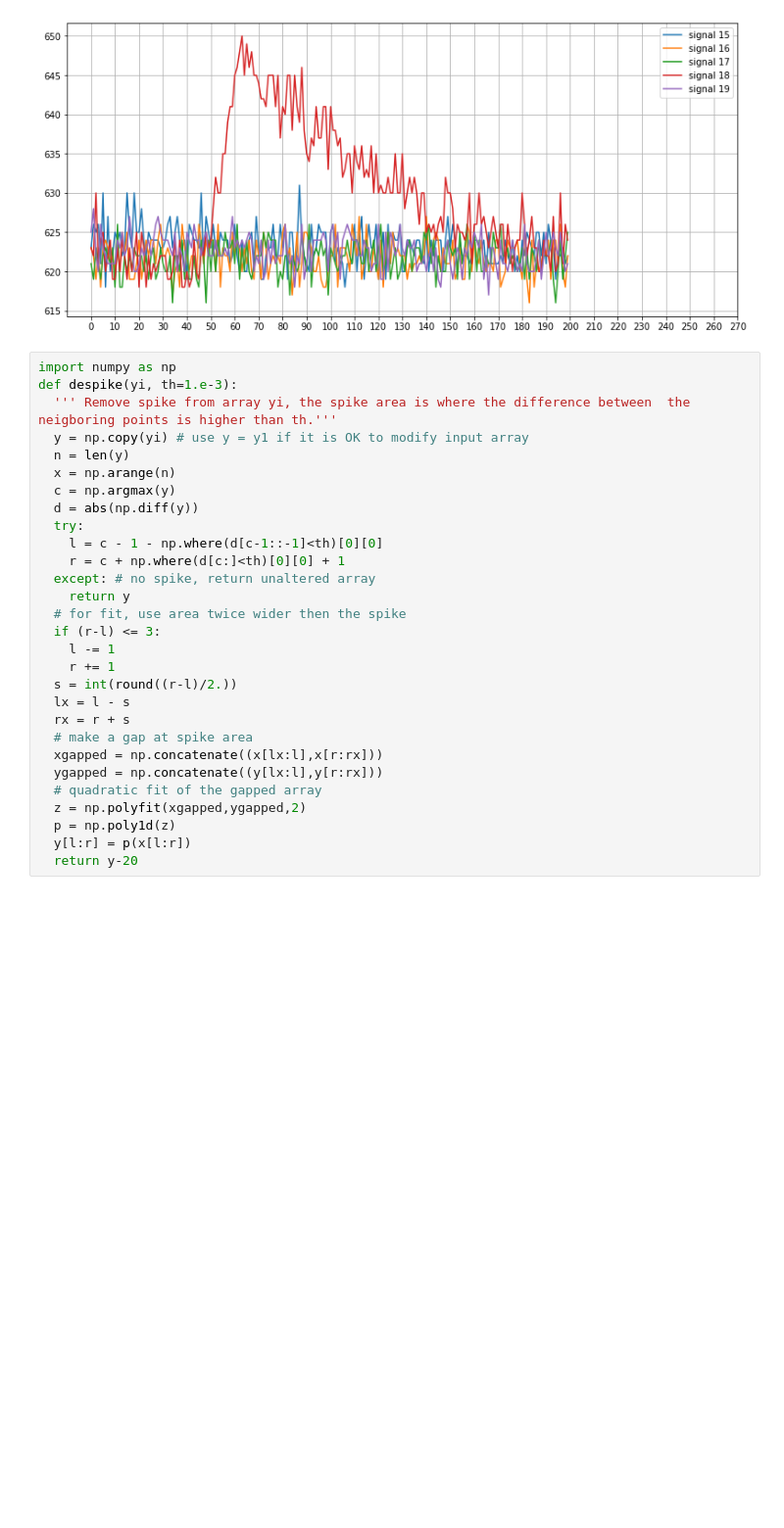
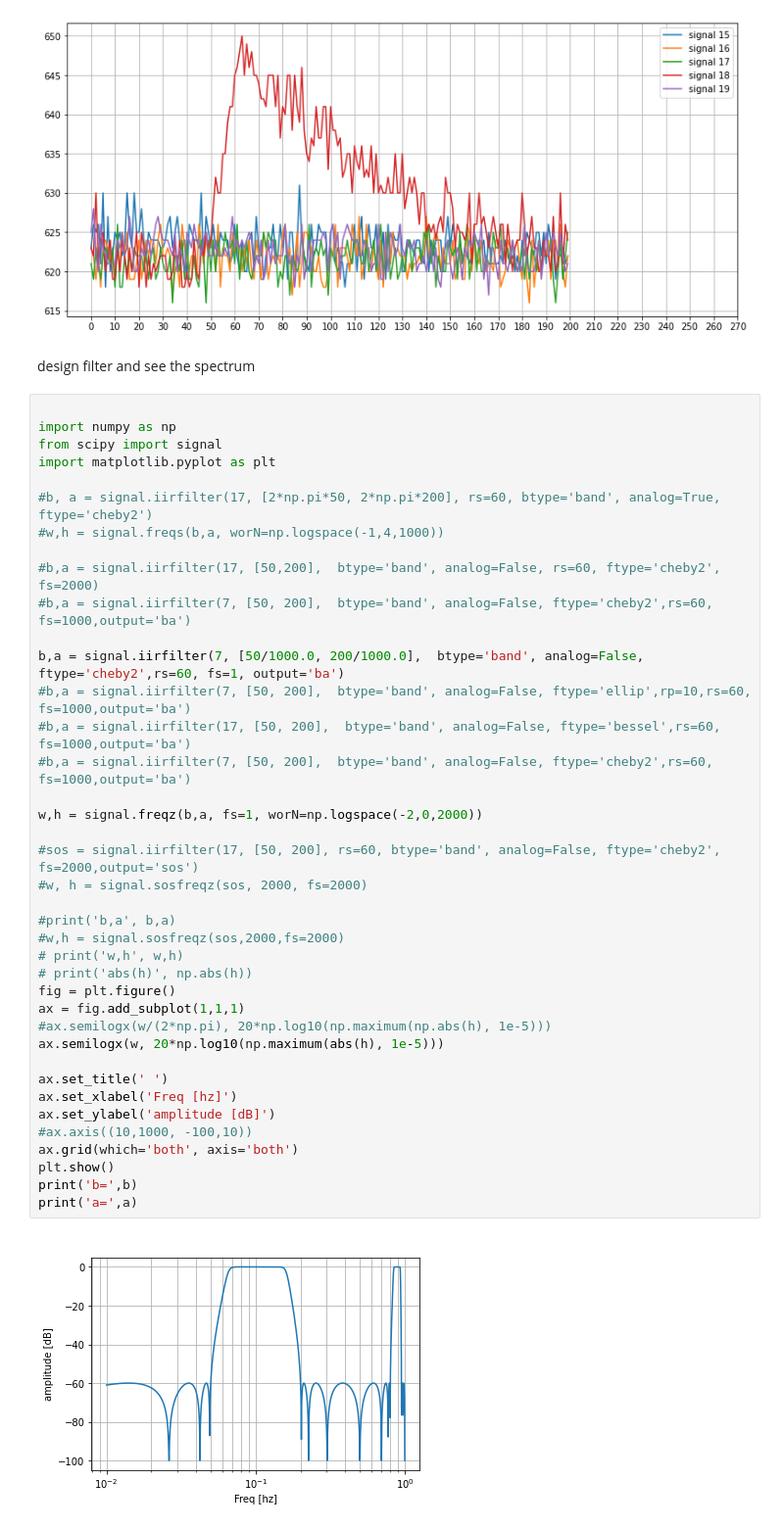
Before and after one commit to forest416/3, a Jupyter notebook: Copy_of_Copy_of_Untitled0.ipynb, the cells around one changed output. Shown at 98% size. Saved outputs shown, nothing was run; the diff lists cells and outputs as text; blank space fills up the shorter version.

```diff
--- a/Copy_of_Copy_of_Untitled0.ipynb
+++ b/Copy_of_Copy_of_Untitled0.ipynb
@@ -325,32 +356,46 @@ plt.show()
 # %% [output]
 [figure]
 [figure]
-# %%
-import numpy as np
-def despike(yi, th=1.e-3):
-  ''' Remove spike from array yi, the spike area is where the difference between  the neigboring points is higher than th.'''
-  y = np.copy(yi) # use y = y1 if it is OK to modify input array
-  n = len(y)
-  x = np.arange(n)
-  c = np.argmax(y)
-  d = abs(np.diff(y))
-  try:
-    l = c - 1 - np.where(d[c-1::-1]<th)[0][0]
-    r = c + np.where(d[c:]<th)[0][0] + 1
-  except: # no spike, return unaltered array
-    return y
-  # for fit, use area twice wider then the spike
-  if (r-l) <= 3:
-    l -= 1
-    r += 1
-  s = int(round((r-l)/2.))
-  lx = l - s
-  rx = r + s
-  # make a gap at spike area
-  xgapped = np.concatenate((x[lx:l],x[r:rx]))
-  ygapped = np.concatenate((y[lx:l],y[r:rx]))
-  # quadratic fit of the gapped array
-  z = np.polyfit(xgapped,ygapped,2)
-  p = np.poly1d(z)
-  y[l:r] = p(x[l:r])
-  return y-20
+# %% [markdown]
+design filter and see the spectrum
+# %%
+
+import numpy as np
+from scipy import signal
+import matplotlib.pyplot as plt
+
+#b, a = signal.iirfilter(17, [2*np.pi*50, 2*np.pi*200], rs=60, btype='band', analog=True, ftype='cheby2')
+#w,h = signal.freqs(b,a, worN=np.logspace(-1,4,1000))
+
+#b,a = signal.iirfilter(17, [50,200],  btype='band', analog=False, rs=60, ftype='cheby2', fs=2000)
+#b,a = signal.iirfilter(7, [50, 200],  btype='band', analog=False, ftype='cheby2',rs=60, fs=1000,output='ba')
+
+b,a = signal.iirfilter(7, [50/1000.0, 200/1000.0],  btype='band', analog=False, ftype='cheby2',rs=60, fs=1, output='ba')
+#b,a = signal.iirfilter(7, [50, 200],  btype='band', analog=False, ftype='ellip',rp=10,rs=60, fs=1000,output='ba')
+#b,a = signal.iirfilter(17, [50, 200],  btype='band', analog=False, ftype='bessel',rs=60, fs=1000,output='ba')
+#b,a = signal.iirfilter(7, [50, 200],  btype='band', analog=False, ftype='cheby2',rs=60, fs=1000,output='ba')
+
+w,h = signal.freqz(b,a, fs=1, worN=np.logspace(-2,0,2000))
+
+#sos = signal.iirfilter(17, [50, 200], rs=60, btype='band', analog=False, ftype='cheby2', fs=2000,output='sos')
+#w, h = signal.sosfreqz(sos, 2000, fs=2000)
+
+#print('b,a', b,a)
+#w,h = signal.sosfreqz(sos,2000,fs=2000)
+# print('w,h', w,h)
+# print('abs(h)', np.abs(h))
+fig = plt.figure()
+ax = fig.add_subplot(1,1,1)
+#ax.semilogx(w/(2*np.pi), 20*np.log10(np.maximum(np.abs(h), 1e-5)))
+ax.semilogx(w, 20*np.log10(np.maximum(abs(h), 1e-5)))
+
+ax.set_title(' ')
+ax.set_xlabel('Freq [hz]')
+ax.set_ylabel('amplitude [dB]')
+#ax.axis((10,1000, -100,10))
+ax.grid(which='both', axis='both')
+plt.show()
+print('b=',b)
+print('a=',a)
+# %% [output]
+[figure, added]
```
Also changed, not shown: parts of 6 cells of this notebook.
